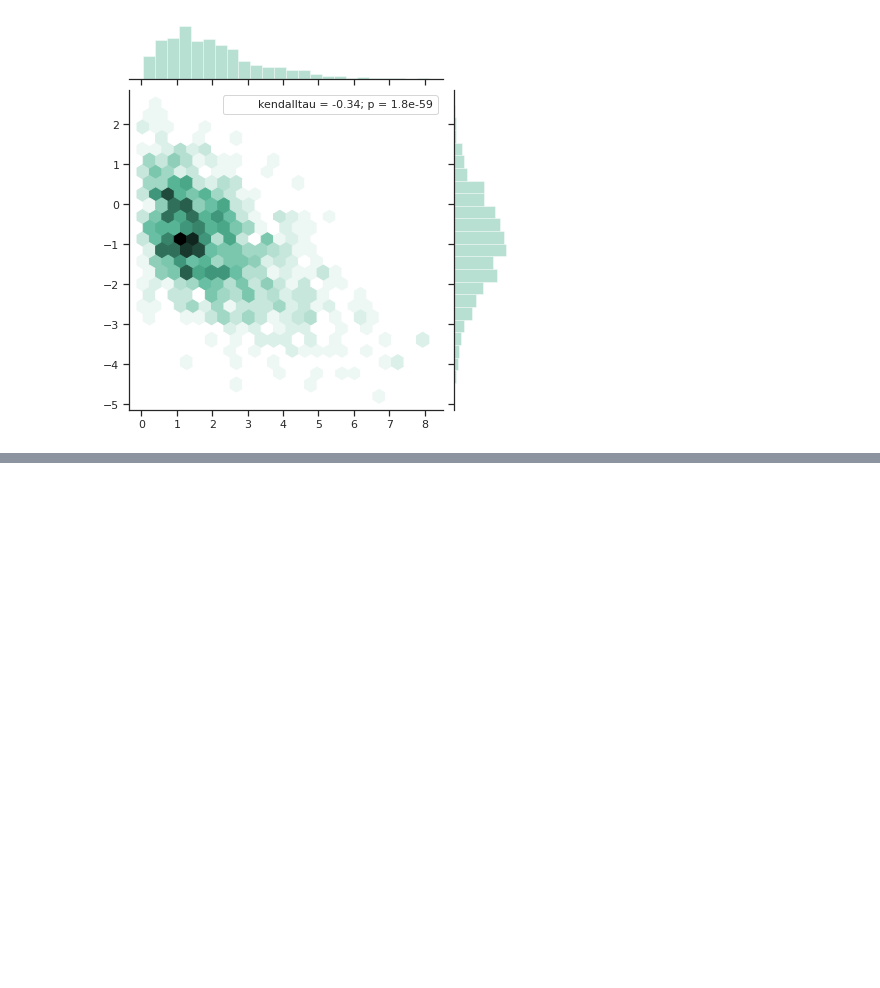
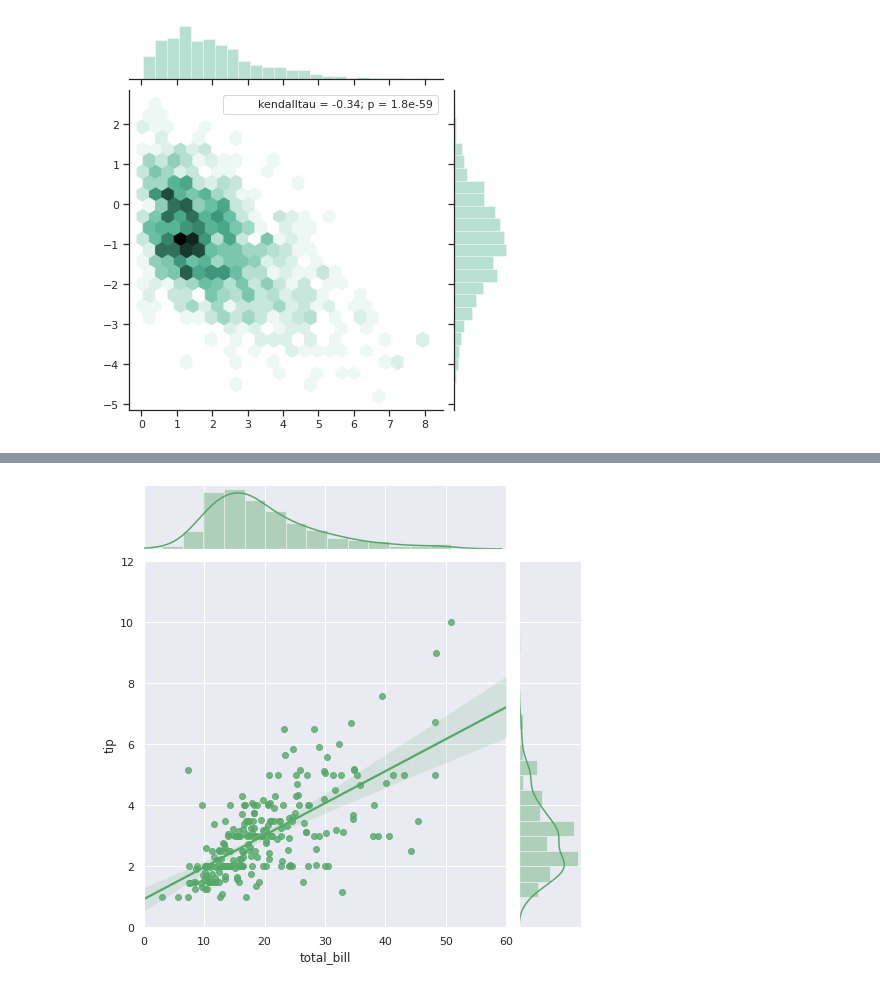
Before and after one commit to leonardodamata/Python_Analise_Dados, a Jupyter notebook: seaborn.ipynb, the cells around one changed output, grey strips where cells are left out. Saved outputs shown, nothing was run; the diff lists cells and outputs as text; code cells hidden in the pictures; blank space fills up the shorter version.

```diff
--- a/seaborn.ipynb
+++ b/seaborn.ipynb
@@ -189,9 +189,9 @@ g.set(xlim=(0, 80), ylim = (-.05, 1.05));
 # %%
 # Regressão Linear com Distribuições Marginais
 sea.set(style = "darkgrid")
 tips = sea.load_dataset("tips")
 color = sea.color_palette()[2]
 g = sea.jointplot("total_bill", "tip", data = tips, kind = "reg", xlim = (0,60),
-                 )
-
-# 06:14
+                 ylim = (0, 12), color = color, size = 7);
+# %% [output]
+[figure, added]
```
Also changed, not shown: parts of 13 cells of this notebook, 3 other files.
